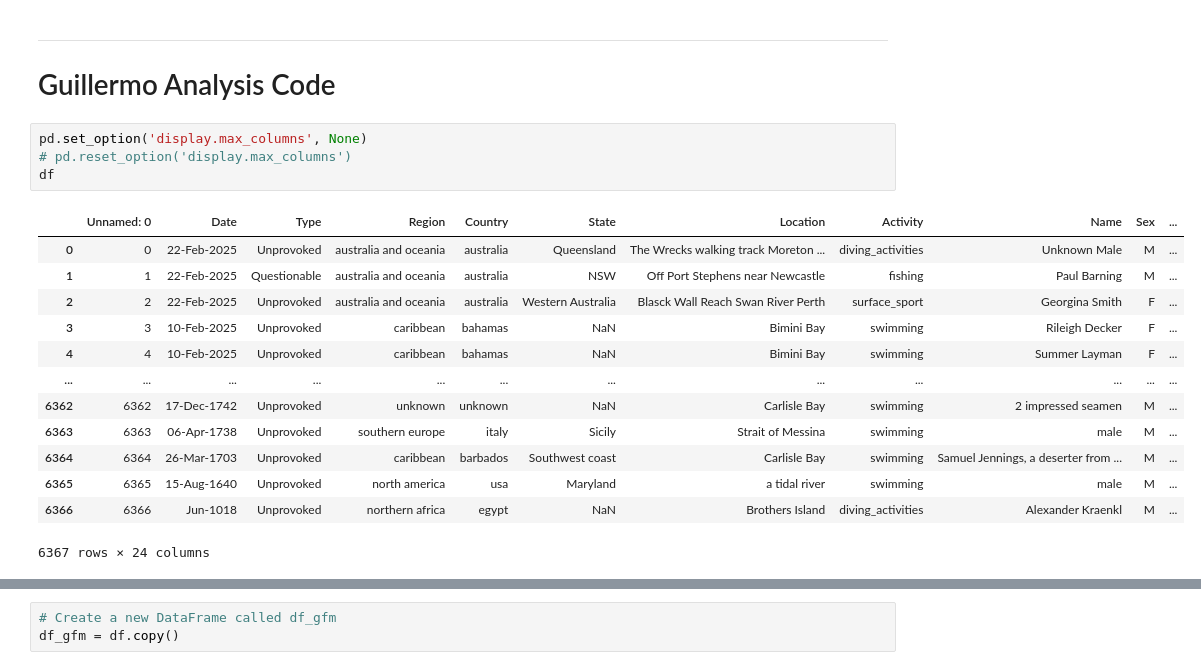
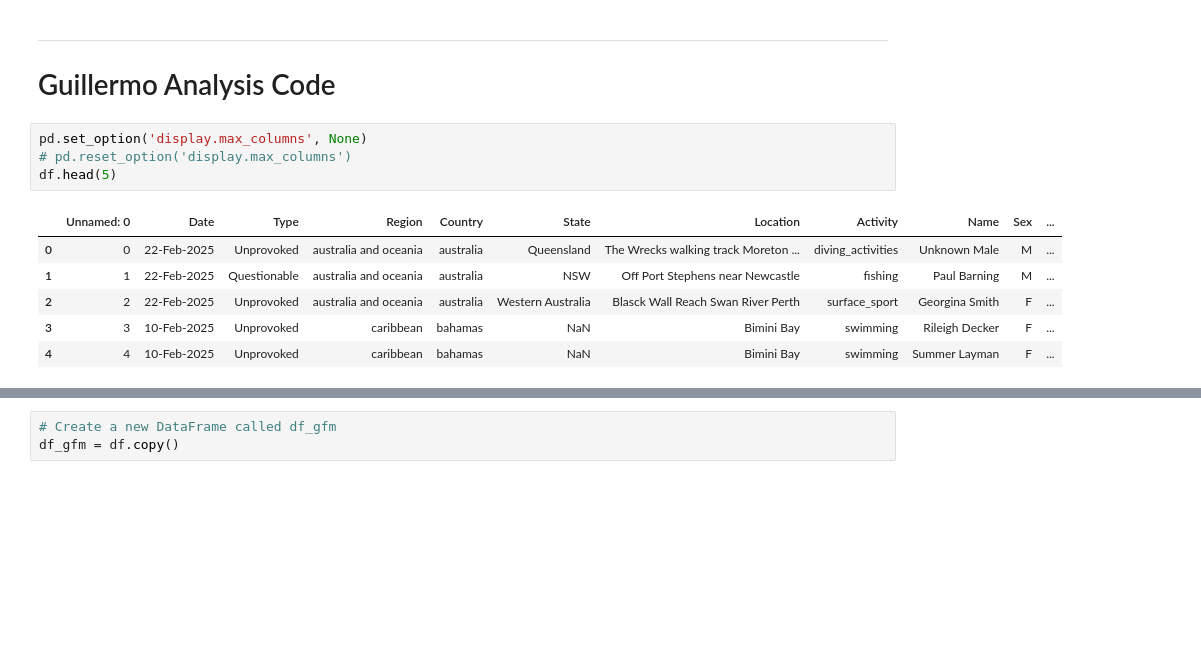
Before and after one commit to martijnooo/shark_attack, a Jupyter notebook: analysis_gfm.ipynb, the cells around one changed output, grey strips where cells are left out. Drawn from its saved outputs; the diff is of its cells as text; blank space fills up the shorter version.

```diff
--- a/analysis_gfm.ipynb
+++ b/analysis_gfm.ipynb
@@ -13,18 +13,11 @@ df = pd.read_excel("SharkAttack_clean.xlsx")
 # %%
 pd.set_option('display.max_columns', None)
 # pd.reset_option('display.max_columns')
-df
+df.head(5)
 # %% [output]
 |  | Unnamed: 0 | Date | Type | Region | Country | State | Location | Activity | Name | Sex | ... |
 | 0 | 0 | 22-Feb-2025 | Unprovoked | australia and oceania | australia | Queensland | The Wrecks walking track Moreton ... | diving_activities | Unknown Male | M | ... |
 | 1 | 1 | 22-Feb-2025 | Questionable | australia and oceania | australia | NSW | Off Port Stephens near Newcastle | fishing | Paul Barning | M | ... |
 | 2 | 2 | 22-Feb-2025 | Unprovoked | australia and oceania | australia | Western Australia | Blasck Wall Reach Swan River Perth | surface_sport | Georgina Smith | F | ... |
 | 3 | 3 | 10-Feb-2025 | Unprovoked | caribbean | bahamas | NaN | Bimini Bay | swimming | Rileigh Decker | F | ... |
 | 4 | 4 | 10-Feb-2025 | Unprovoked | caribbean | bahamas | NaN | Bimini Bay | swimming | Summer Layman | F | ... |
-| ... | ... | ... | ... | ... | ... | ... | ... | ... | ... | ... | ... |
-| 6362 | 6362 | 17-Dec-1742 | Unprovoked | unknown | unknown | NaN | Carlisle Bay | swimming | 2 impressed seamen | M | ... |
-| 6363 | 6363 | 06-Apr-1738 | Unprovoked | southern europe | italy | Sicily | Strait of Messina | swimming | male | M | ... |
-| 6364 | 6364 | 26-Mar-1703 | Unprovoked | caribbean | barbados | Southwest coast | Carlisle Bay | swimming | Samuel Jennings, a deserter from ... | M | ... |
-| 6365 | 6365 | 15-Aug-1640 | Unprovoked | north america | usa | Maryland | a tidal river | swimming | male | M | ... |
-| 6366 | 6366 | Jun-1018 | Unprovoked | northern africa | egypt | NaN | Brothers Island | diving_activities | Alexander Kraenkl | M | ... |
-6367 rows × 24 columns
```
Also changed, not shown: parts of 46 cells of this notebook.
